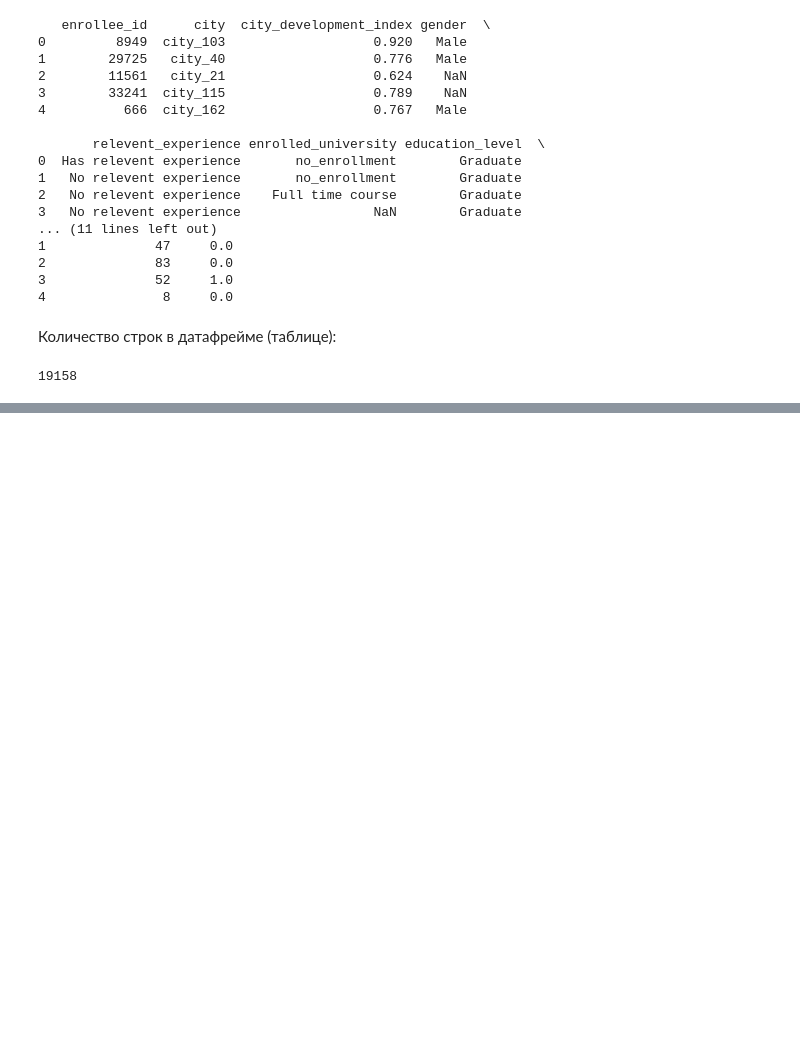
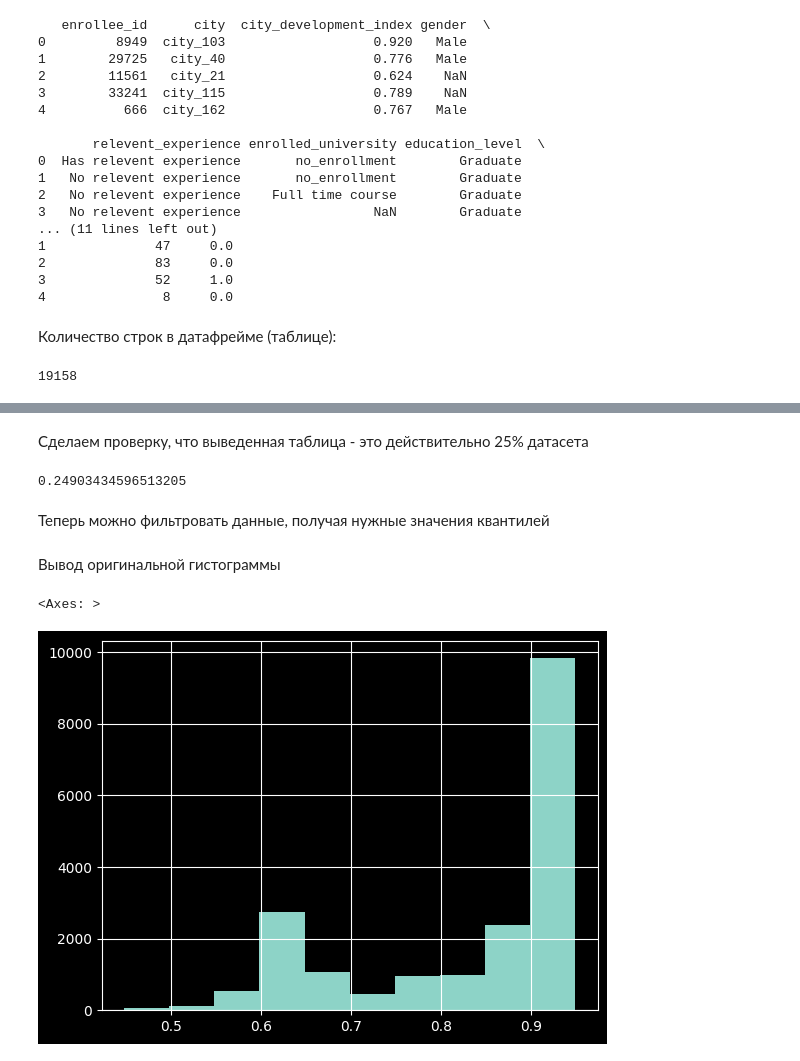
Before and after one commit to IrinaKusyakinamew/LR6, a Jupyter notebook: Основы_Pandas.ipynb, the cells around one changed output, grey strips where cells are left out. Drawn from its saved outputs; the diff is of its cells as text; code cells hidden in the pictures; blank space fills up the shorter version.

```diff
--- a/Основы_Pandas.ipynb
+++ b/Основы_Pandas.ipynb
@@ -177,0 +729,8 @@ len(df)
+# %% [markdown]
+Сделаем проверку, что выведенная таблица - это действительно 25% датасета
+# %%
+len(df[df['city_development_index'] < q]) / len(df)
+# %% [output]
+0.24903434596513205
+# %% [markdown]
+Теперь можно фильтровать данные, получая нужные значения квантилей
@@ -177,0 +739,7 @@ len(df)
+# %% [markdown]
+Вывод оригинальной гистограммы
+# %%
+df['city_development_index'].hist()
+# %% [output]
+<Axes: >
+[figure, added]
```
Also changed, not shown: parts of 393 cells of this notebook.
